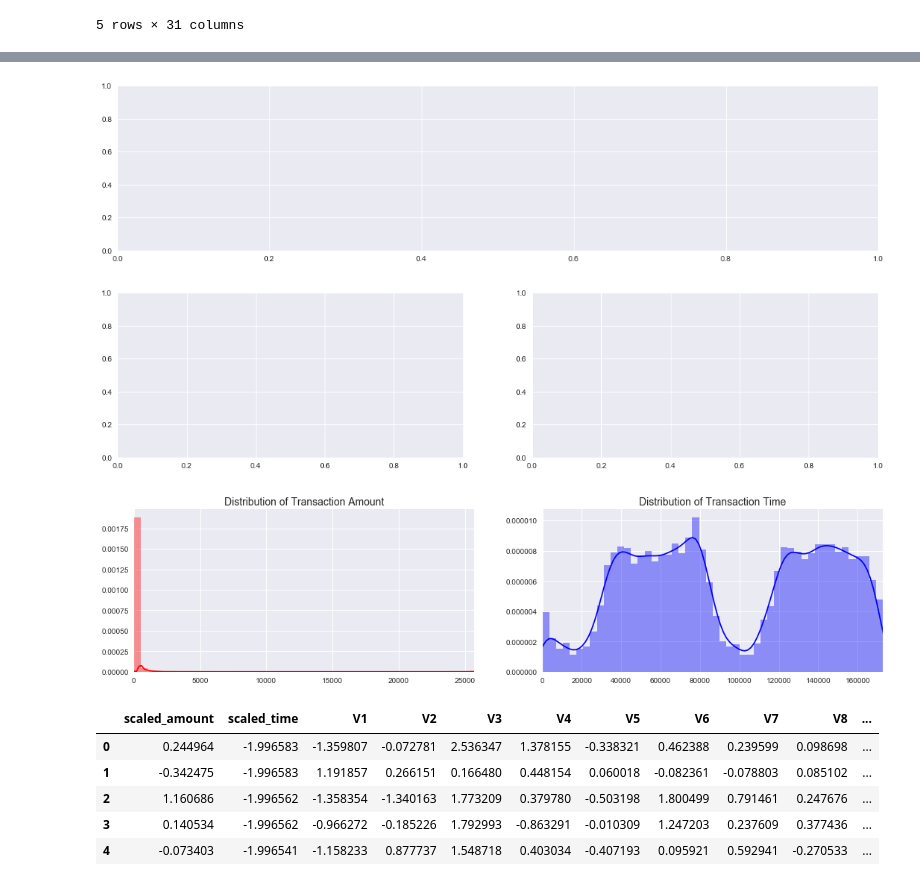
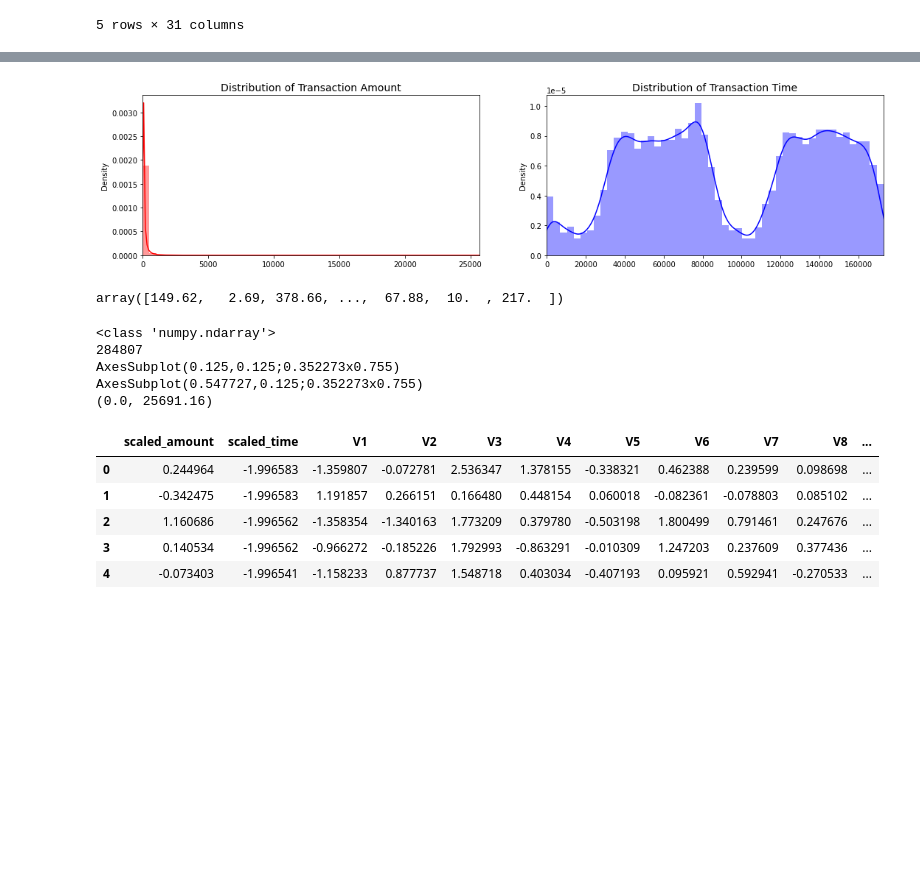
Before and after one commit to nahidnstu12/ML-Playground, a Jupyter notebook: Credit-card-fraud-detection/Credit Fraud - Dealing with Imbalanced Datasets.ipynb, the cells around one changed output, grey strips where cells are left out. Cells and saved outputs as stored; diff of their text form; code cells hidden in the pictures; blank space fills up the shorter version.

```diff
--- a/Credit-card-fraud-detection/Credit Fraud - Dealing with Imbalanced Datasets.ipynb
+++ b/Credit-card-fraud-detection/Credit Fraud - Dealing with Imbalanced Datasets.ipynb
@@ -58,21 +63,33 @@ print((df1))
 # %%
 fig, ax = plt.subplots(1,2,figsize=(18,4))
 amount_val = df['Amount'].values
 time_val = df['Time'].values
 
 sns.distplot(amount_val, ax=ax[0], color='r')
 ax[0].set_title('Distribution of Transaction Amount', fontsize=14)
 ax[0].set_xlim([min(amount_val), max(amount_val)])
 
 sns.distplot(time_val, ax=ax[1], color='b')
 ax[1].set_title('Distribution of Transaction Time', fontsize=14)
 ax[1].set_xlim([min(time_val),max(time_val)])
 
 plt.show()
+amount_val
 # %% [output]
-[figure, old version]
+[figure, new version]
-[figure, removed]
-[figure, removed]
+array([149.62,   2.69, 378.66, ...,  67.88,  10.  , 217.  ])
+# %%
+print(type(amount_val))
+print(len(time_val))
+print(ax[0])
+print(ax[1])
+print(ax[0].set_xlim([min(amount_val), max(amount_val)]))
+# %% [output]
+<class 'numpy.ndarray'>
+284807
+AxesSubplot(0.125,0.125;0.352273x0.755)
+AxesSubplot(0.547727,0.125;0.352273x0.755)
+(0.0, 25691.16)
 # %%
 from sklearn.preprocessing import StandardScaler, RobustScaler
 
```
Also changed, not shown: parts of 4 cells of this notebook, 20 other files.
